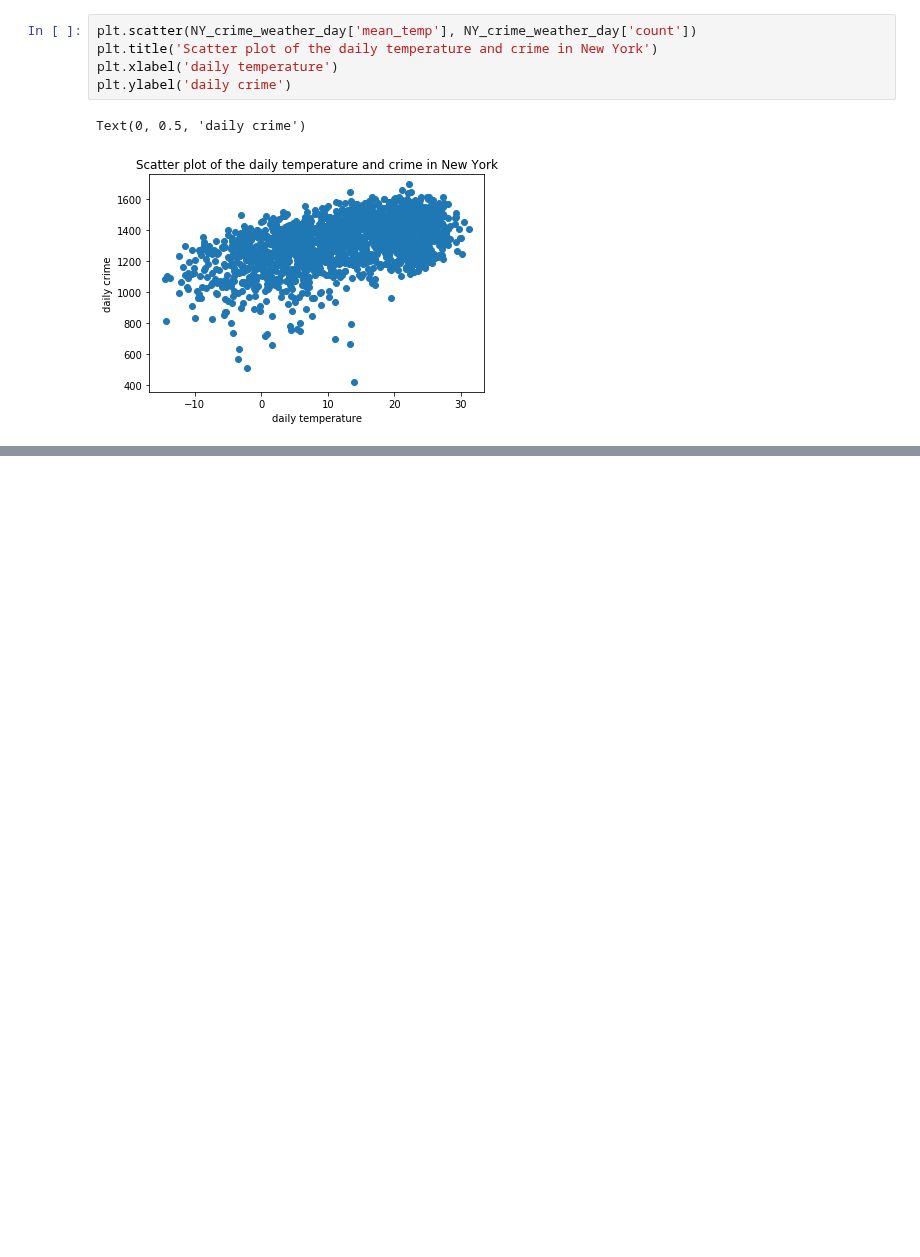
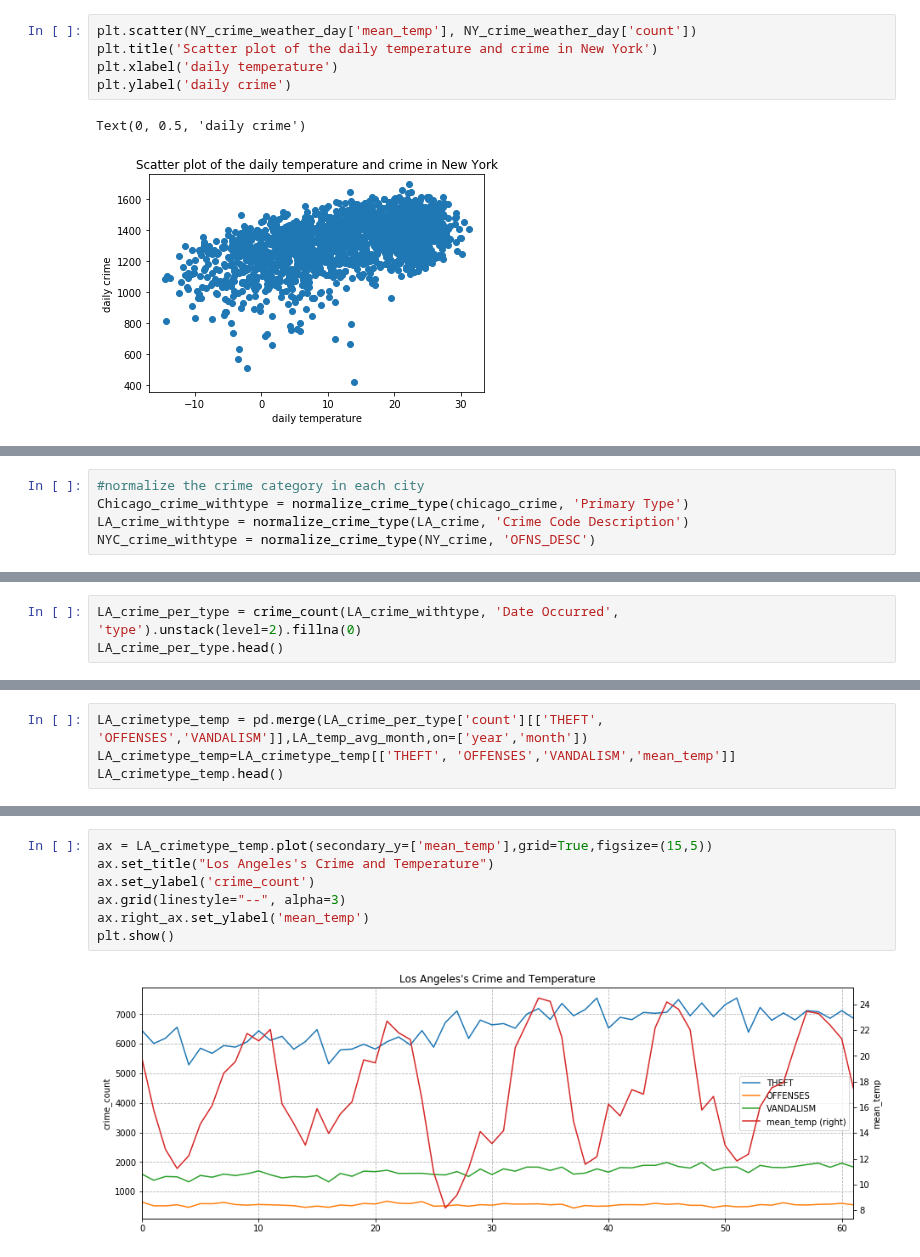
Before and after one commit to AprilW048/Final_Project, a Jupyter notebook: Weatherindex_and_Crime.ipynb, the cells around one changed output, grey strips where cells are left out. Cells and saved outputs as stored; diff of their text form; blank space fills up the shorter version.

```diff
--- a/Weatherindex_and_Crime.ipynb
+++ b/Weatherindex_and_Crime.ipynb
@@ -796,0 +783,5 @@ Warnings:
+# %%
+#normalize the crime category in each city
+Chicago_crime_withtype = normalize_crime_type(chicago_crime, 'Primary Type')
+LA_crime_withtype = normalize_crime_type(LA_crime, 'Crime Code Description')
+NYC_crime_withtype = normalize_crime_type(NY_crime, 'OFNS_DESC')
@@ -796,0 +859,3 @@ Warnings:
+# %%
+LA_crime_per_type = crime_count(LA_crime_withtype, 'Date Occurred', 'type').unstack(level=2).fillna(0)
+LA_crime_per_type.head()
@@ -796,0 +888,4 @@ Warnings:
+# %%
+LA_crimetype_temp = pd.merge(LA_crime_per_type['count'][['THEFT', 'OFFENSES','VANDALISM']],LA_temp_avg_month,on=['year','month'])
+LA_crimetype_temp=LA_crimetype_temp[['THEFT', 'OFFENSES','VANDALISM','mean_temp']]
+LA_crimetype_temp.head()
@@ -796,0 +899,9 @@ Warnings:
+# %%
+ax = LA_crimetype_temp.plot(secondary_y=['mean_temp'],grid=True,figsize=(15,5))
+ax.set_title("Los Angeles's Crime and Temperature")
+ax.set_ylabel('crime_count')
+ax.grid(linestyle="--", alpha=3)
+ax.right_ax.set_ylabel('mean_temp')
+plt.show()
+# %% [output]
+[figure, added]
```
Also changed, not shown: parts of 39 cells of this notebook.
